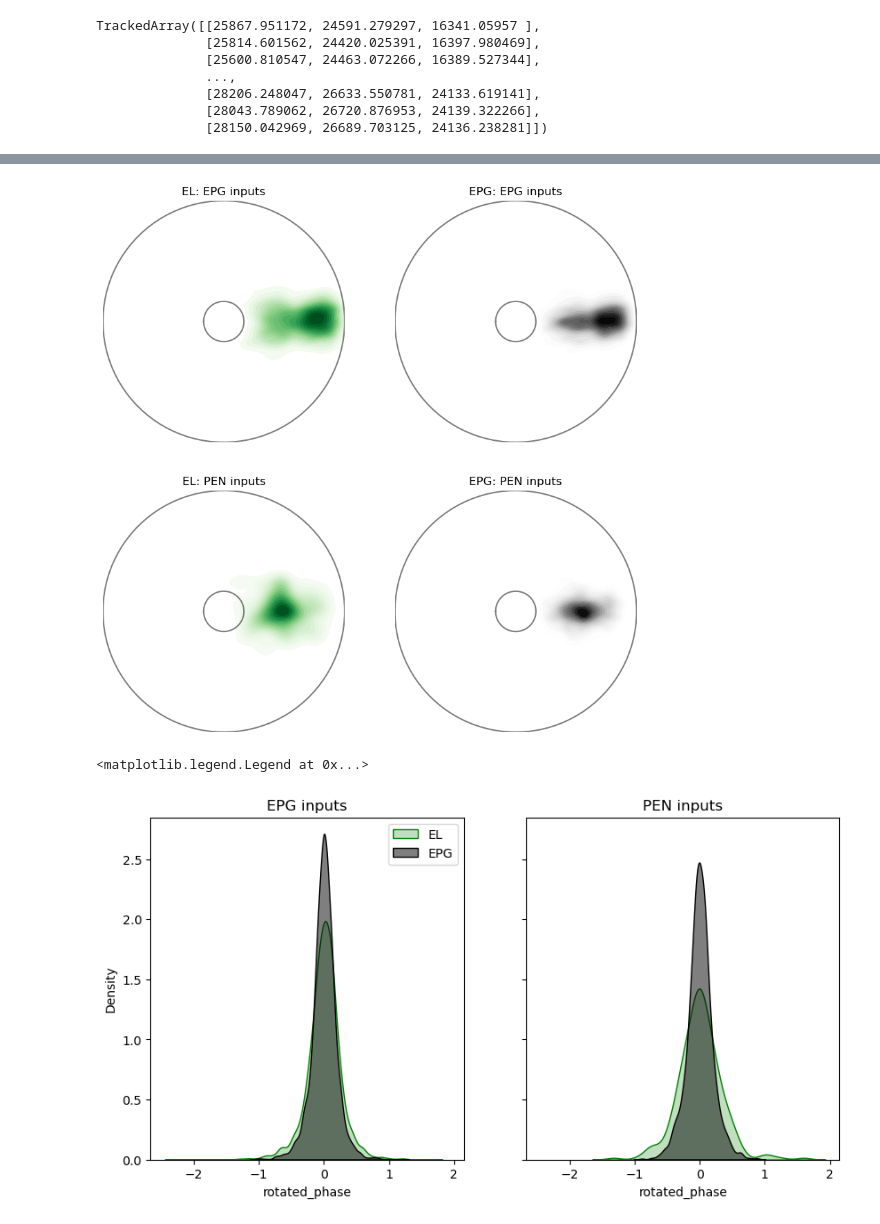
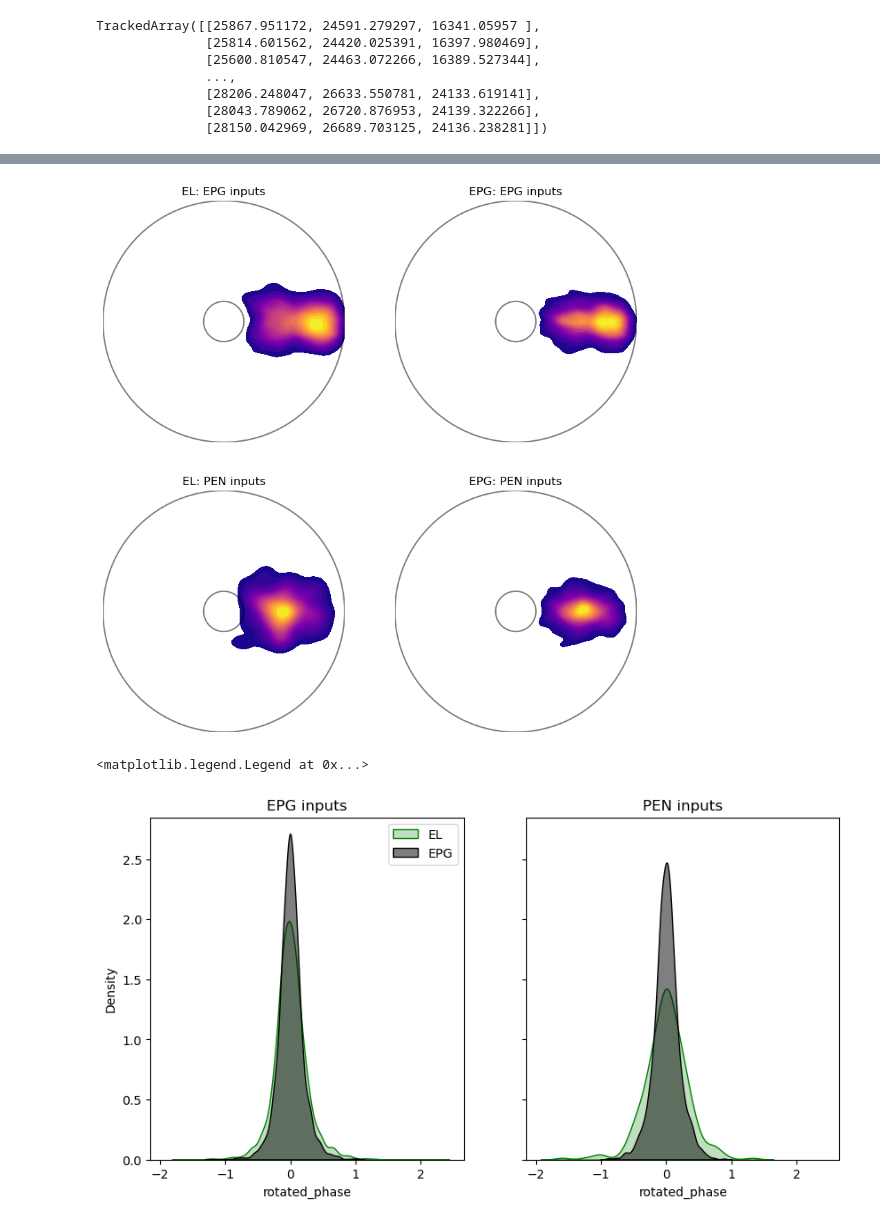
Before and after one commit to yfisher-lab/NeuromodPlasticity, a Jupyter notebook: Notebooks/connectomics_analysis/EL_synaptic_partners_plots.ipynb, the cells around one changed output, grey strips where cells are left out. Drawn from its saved outputs; the diff is of its cells as text; code cells hidden in the pictures.

```diff
--- a/Notebooks/connectomics_analysis/EL_synaptic_partners_plots.ipynb
+++ b/Notebooks/connectomics_analysis/EL_synaptic_partners_plots.ipynb
@@ -334,10 +329,10 @@ eb.vertices = (eb.vertices - eb_origin) @ eb_basis.T
 eb_change_of_basis = lambda x: (x - eb_origin) @ eb_basis.T
 
 
-phase = np.arctan2(eb.vertices[:, 0], eb.vertices[:, 1])
+phase = np.arctan2(eb.vertices[:, 1], eb.vertices[:, 0])
 radius = np.sqrt(eb.vertices[:, 0]**2 + eb.vertices[:, 1]**2)
 # %%
-bins = np.linspace(-np.pi, np.pi, num=int(360/1) + 1)
+bins = np.linspace(-np.pi, np.pi, num=int(360/5) + 1)
 phase_bin_inds = np.digitize(phase, bins)
 radius_min = [np.amin(radius[phase_bin_inds == i]) for i in range(1, len(bins))]
 radius_max = [np.amax(radius[phase_bin_inds == i]) for i in range(1, len(bins))]
@@ -385,7 +380,7 @@ ax4.scatter(eb_sc_x, eb_sc_y, c=phase, s=1, alpha=0.5, cmap='hsv')
 def scale_rotate_synapse_type(bodyId, type):
     postsynapses = neu.queries.fetch_synapse_connections(bodyId, neu.queries.NeuronCriteria(type=type), neu.queries.SynapseCriteria( type = 'post', rois=['EB']))
     postsynapses[['eb_x', 'eb_y', 'eb_z']] = eb_change_of_basis(postsynapses[['x_post', 'y_post', 'z_post']])
-    postsynapses['phase'] = np.arctan2(postsynapses['eb_x'], postsynapses['eb_y'])
+    postsynapses['phase'] = np.arctan2(postsynapses['eb_y'], postsynapses['eb_x'])
     postsynapses['radius'] = np.sqrt(postsynapses['eb_x']**2 + postsynapses['eb_y']**2)
     postsynapses['scaled_radius'] = scale_radius(postsynapses['phase'], postsynapses['radius'])
     postsynapses['rad_scaled_x'] = np.cos(postsynapses['phase']) * postsynapses['scaled_radius']
@@ -438,8 +433,8 @@ for i, epg in epgs_df.iloc[:].iterrows():
 
     # ax[0].scatter(epg_rotated_synapses[:, 0], epg_rotated_synapses[:, 1], c=np.arctan2(epg_rotated_synapses[:,0], epg_rotated_synapses[:,1]), s=1, alpha=0.5, cmap='hsv', vmin=-np.pi, vmax=np.pi)
     # ax[1].scatter(pen_rotated_synapses[:,0], pen_rotated_synapses[:, 1], c=np.arctan2(pen_rotated_synapses[:,0], pen_rotated_synapses[:,1]), s=1, alpha=0.5, cmap='hsv', vmin=-np.pi, vmax=np.pi)
-    ax[0,0].scatter(epg_postsynapses['rotated_x'], epg_postsynapses['rotated_y'], color='green', s=1, alpha=0.5)
-    ax[0,1].scatter(pen_postsynapses['rotated_x'], pen_postsynapses['rotated_y'], color='green', s=1, alpha=0.5)
+    ax[1,0].scatter(epg_postsynapses['rotated_x'], epg_postsynapses['rotated_y'], color='black', s=1, alpha=0.5)
+    ax[1,1].scatter(pen_postsynapses['rotated_x'], pen_postsynapses['rotated_y'], color='black', s=1, alpha=0.5)
 
 epg_epg_synapses = pd.concat(epg_epg_synapses)
 epg_pen_synapses = pd.concat(epg_pen_synapses)
@@ -453,7 +448,7 @@ sns.kdeplot(
     x='rotated_x',
     y='rotated_y',
     ax=ax[0,0],
-    cmap='Greens',
+    cmap='plasma',
     # color='green',
     levels=l,
     fill=True,
@@ -465,7 +460,7 @@ sns.kdeplot(
     x='rotated_x',
     y='rotated_y',
     ax=ax[0,1],
-    cmap='Greys',
+    cmap='plasma',
     # color='black',
     # linewidth=0,
     levels=l,
@@ -480,7 +475,7 @@ sns.kdeplot(
     x='rotated_x',
     y='rotated_y',
     ax=ax[1,0],
-    cmap='Greens',
+    cmap='plasma',
     # color='green',
     levels=l,
     fill=True,
@@ -490,35 +485,35 @@ ax[1,0].set_title('EL: PEN inputs')
 
 sns.kdeplot(
     epg_pen_synapses,
     x='rotated_x',
     y='rotated_y',
     ax=ax[1,1],
-    cmap='Greys',
+    cmap='plasma',
     # color='black',
     # linewidth=0,
     levels=l,
     fill=True,
 
 )
 ax[1,1].set_title('EPG: PEN inputs')
 
 min_rad = .2
 max_rad = 1.2
 angles = np.linspace(-np.pi, np.pi, num=100)
 for a in ax.flatten():
 
     a.plot(np.cos(angles) * min_rad, np.sin(angles) * min_rad, color='black', alpha=0.5)
     a.plot(np.cos(angles) * max_rad, np.sin(angles) * max_rad, color='black', alpha=0.5)
     a.set_xlim(-max_rad, max_rad)
     a.set_ylim(-max_rad, max_rad)
 
     a.set_aspect('equal')
     a.grid(False)
     a.set_axis_off()
     # a.plot(np.cos(angles) * min_rad, np.sin(angles) * min_rad, color='black', alpha=0.5)
     # a.plot(np.cos(angles) * max_rad, np.sin(angles) * max_rad, color='black', alpha=0.5)
 # %% [output]
-[figure, old version]
+[figure, new version]
 # %%
 fig, ax = plt.subplots(1, 2, figsize=(10, 5), sharex=True, sharey=True)
 
@@ -566,6 +561,6 @@ ax[1].set_title('PEN inputs')
 ax[0].legend()
 # %% [output]
 <matplotlib.legend.Legend at 0x...>
-[figure, old version]
+[figure, new version]
 # %%
 # for each EL, calculate relative weight of EPG glomeruli and PEN glomeruli
```
Also changed, not shown: parts of 4 cells of this notebook.
